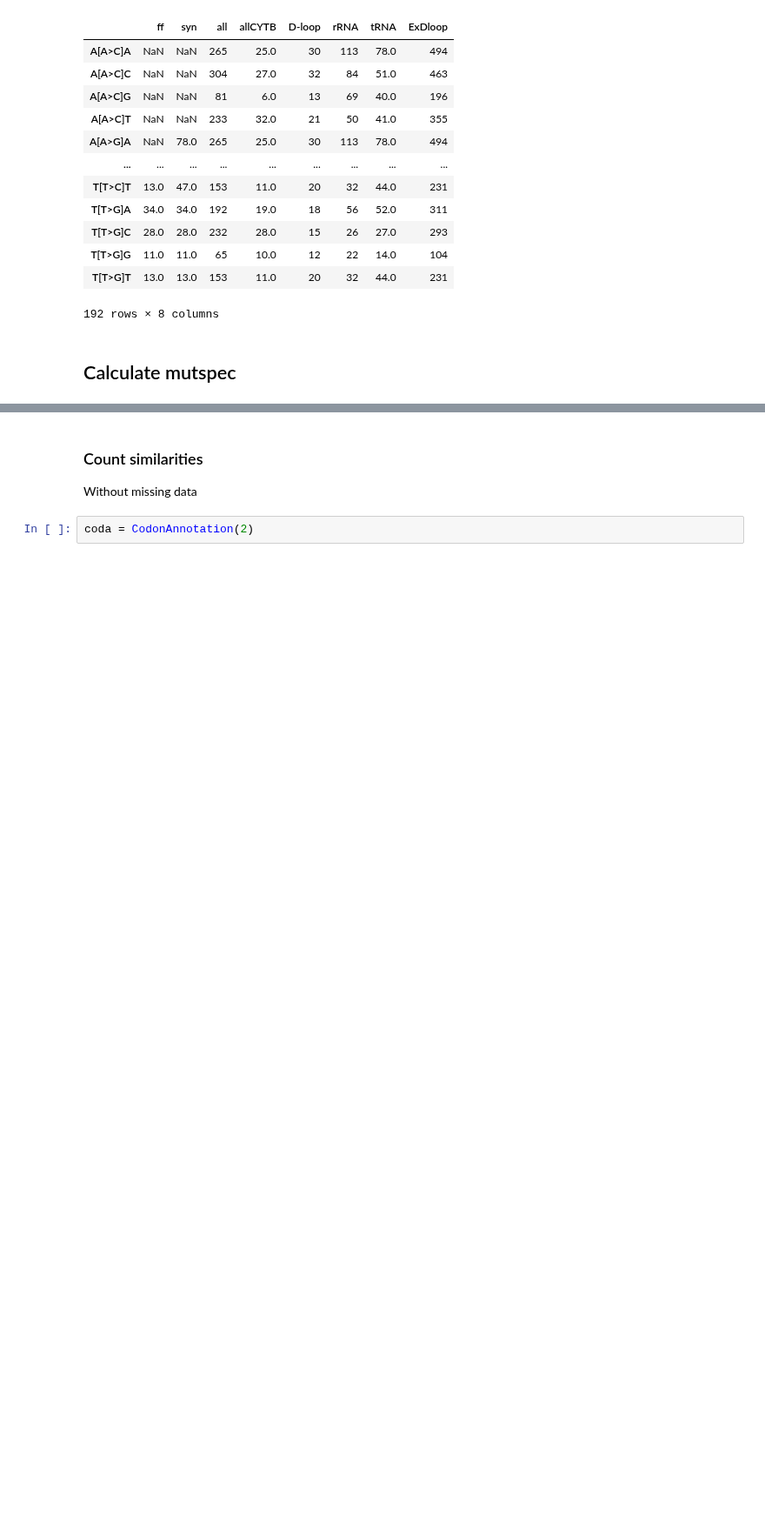
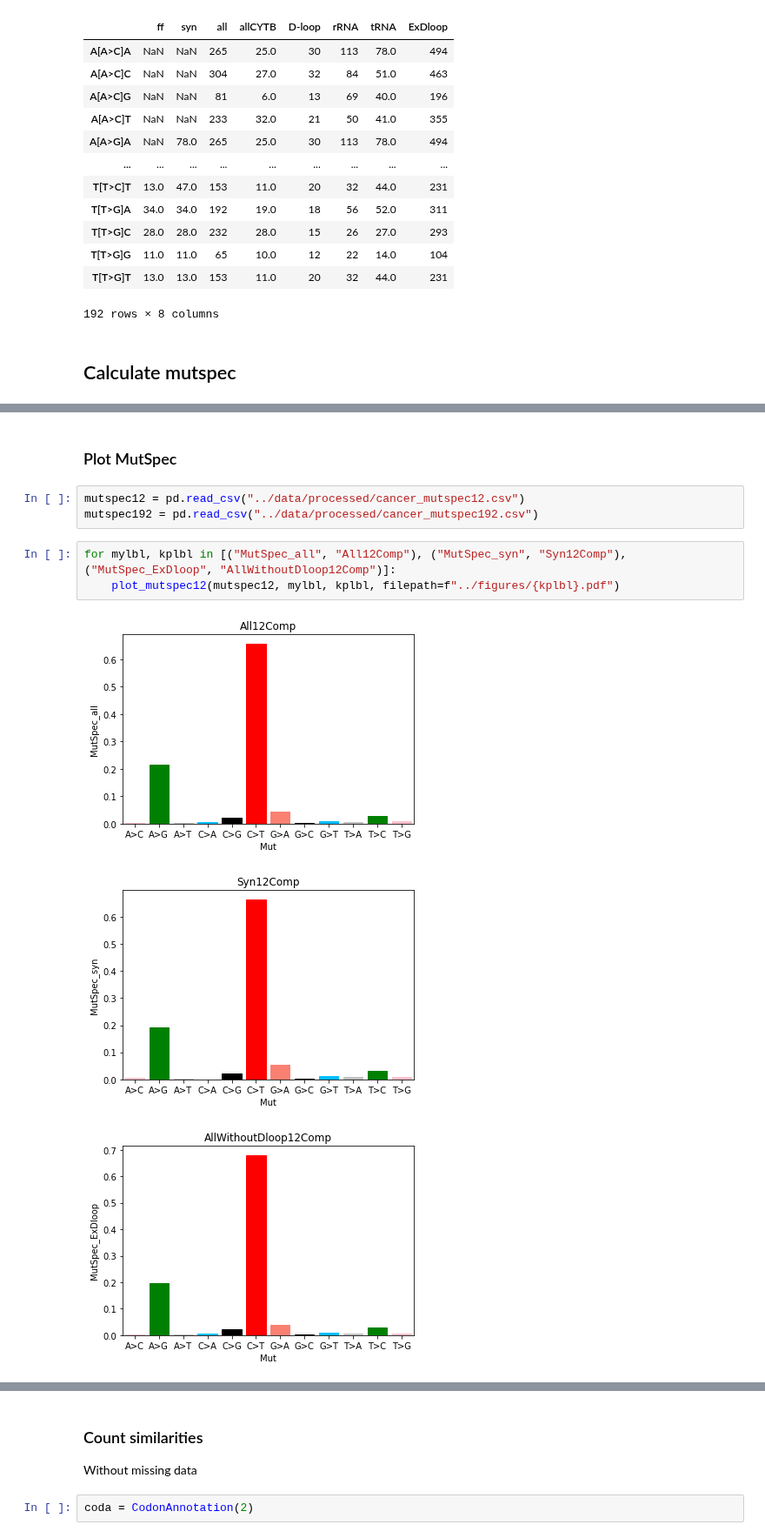
Before and after one commit to mitoclub/mtdnaMutSpecOfCancers, a Jupyter notebook: notebooks/mutspec.ipynb, the cells around one changed output, grey strips where cells are left out. Shown at 87% size. Cells and saved outputs as stored; diff of their text form; blank space fills up the shorter version.

```diff
--- a/notebooks/mutspec.ipynb
+++ b/notebooks/mutspec.ipynb
@@ -142,0 +157,12 @@ mutspec192
+# %% [markdown]
+### Plot MutSpec
+# %%
+mutspec12 = pd.read_csv("../data/processed/cancer_mutspec12.csv")
+mutspec192 = pd.read_csv("../data/processed/cancer_mutspec192.csv")
+# %%
+for mylbl, kplbl in [("MutSpec_all", "All12Comp"), ("MutSpec_syn", "Syn12Comp"), ("MutSpec_ExDloop", "AllWithoutDloop12Comp")]:
+    plot_mutspec12(mutspec12, mylbl, kplbl, filepath=f"../figures/{kplbl}.pdf")
+# %% [output]
+[figure, added]
+[figure, added]
+[figure, added]
```
Also changed, not shown: parts of 9 cells of this notebook, 11 other files.
